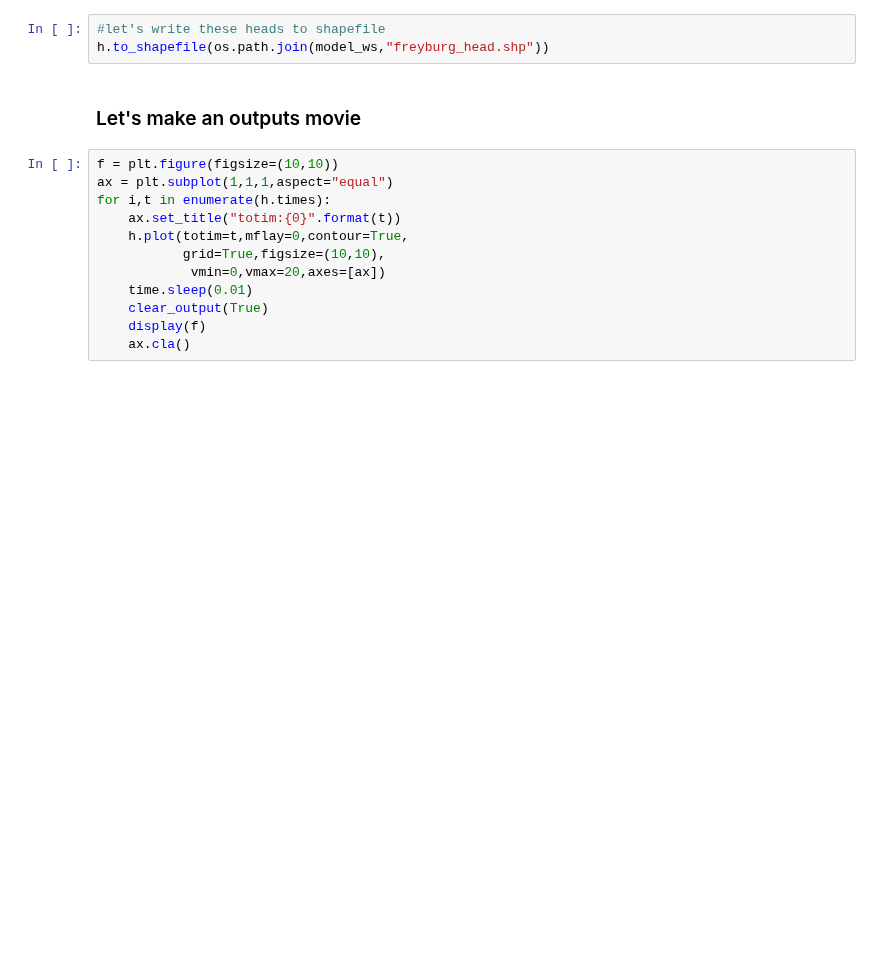
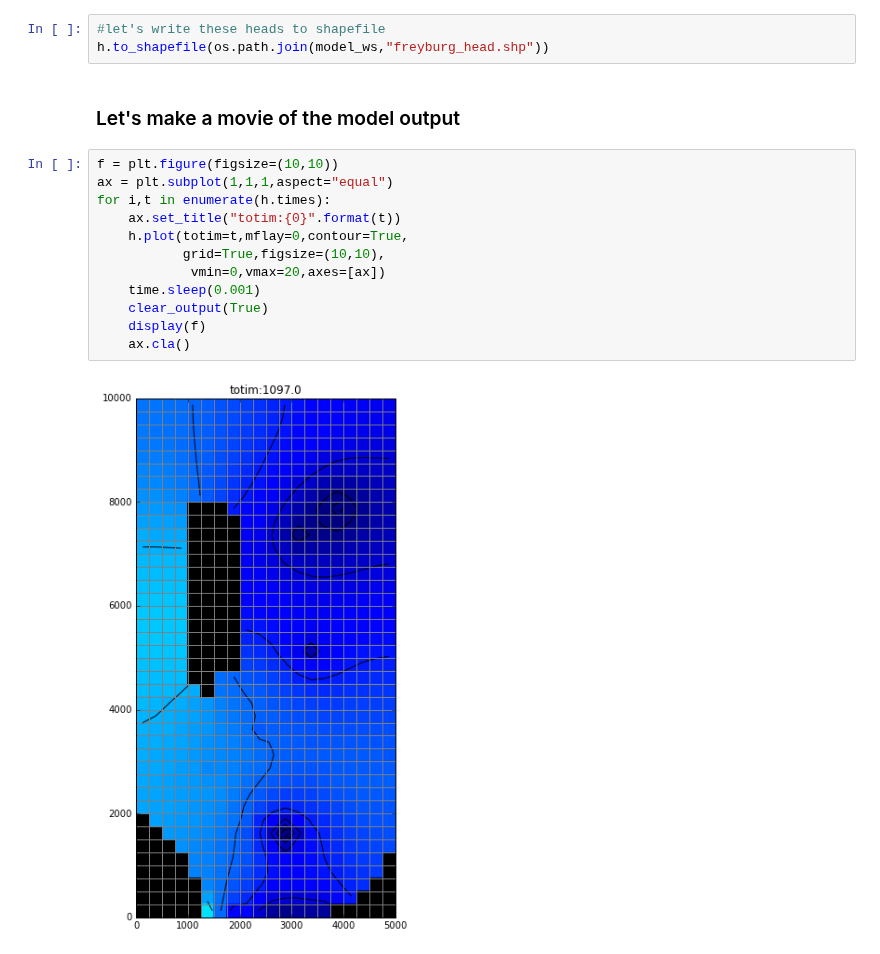
Before and after one commit to modflowpy/flopy, a Jupyter notebook: examples/Notebooks/flopy3_working_stack_demo.ipynb, the cells around one changed output. Cells and saved outputs as stored; diff of their text form; blank space fills up the shorter version.

```diff
--- a/examples/Notebooks/flopy3_working_stack_demo.ipynb
+++ b/examples/Notebooks/flopy3_working_stack_demo.ipynb
@@ -87,16 +183,18 @@ h.plot(totim=900,contour=True,grid=True,colorbar=True,figsize=(10,10))
 #let's write these heads to shapefile
 h.to_shapefile(os.path.join(model_ws,"freyburg_head.shp"))
 # %% [markdown]
-### Let's make an outputs movie
+### Let's make a movie of the model output
 # %%
 f = plt.figure(figsize=(10,10))
 ax = plt.subplot(1,1,1,aspect="equal")
 for i,t in enumerate(h.times):
     ax.set_title("totim:{0}".format(t))
     h.plot(totim=t,mflay=0,contour=True,
            grid=True,figsize=(10,10),
             vmin=0,vmax=20,axes=[ax])
-    time.sleep(0.01)
+    time.sleep(0.001)
     clear_output(True)
     display(f)
     ax.cla()
+# %% [output]
+[figure, added]
```
Also changed, not shown: parts of 16 cells of this notebook, 33 other files.
